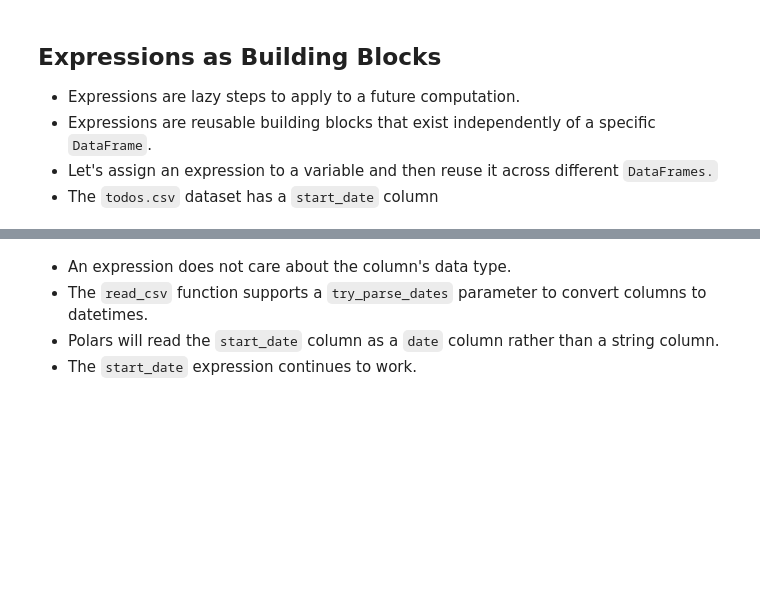
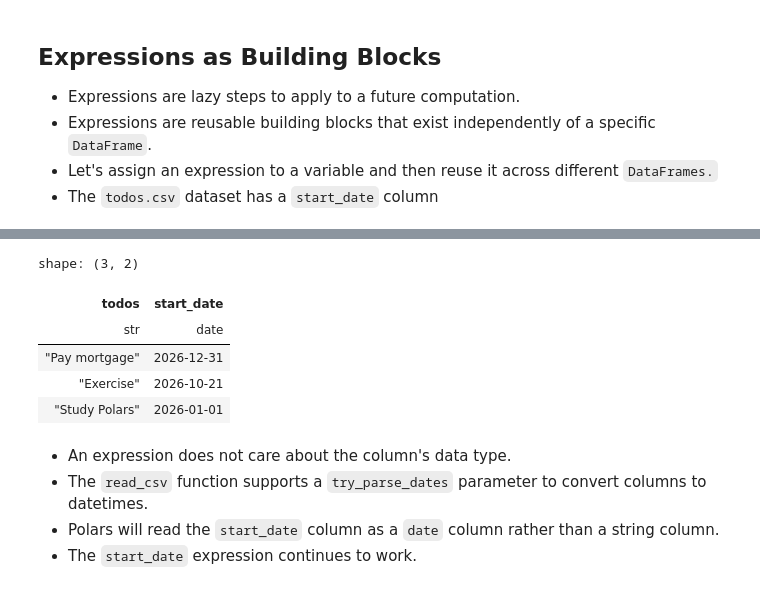
Before and after one commit to yaowenqiang/Data-Analysis-with-Polars-and-Python, a Jupyter notebook: incomplete/04 - DataFrames I.ipynb, the cells around one changed output, grey strips where cells are left out. Cells and saved outputs as stored; diff of their text form; code cells hidden in the pictures; blank space fills up the shorter version.

```diff
--- a/incomplete/04 - DataFrames I.ipynb
+++ b/incomplete/04 - DataFrames I.ipynb
@@ -563,3 +638,13 @@ shape: (1, 3)
+# %%
+todos = pl.read_csv("todos.csv", try_parse_dates=True)
+todos
+# %% [output]
+shape: (3, 2)
+| todos | start_date |
+| str | date |
+| "Pay mortgage" | 2026-12-31 |
+| "Exercise" | 2026-10-21 |
+| "Study Polars" | 2026-01-01 |
 # %% [markdown]
 - An expression does not care about the column's data type.
 - The `read_csv` function supports a `try_parse_dates` parameter to convert columns to datetimes.
```
Also changed, not shown: parts of 13 cells of this notebook.
